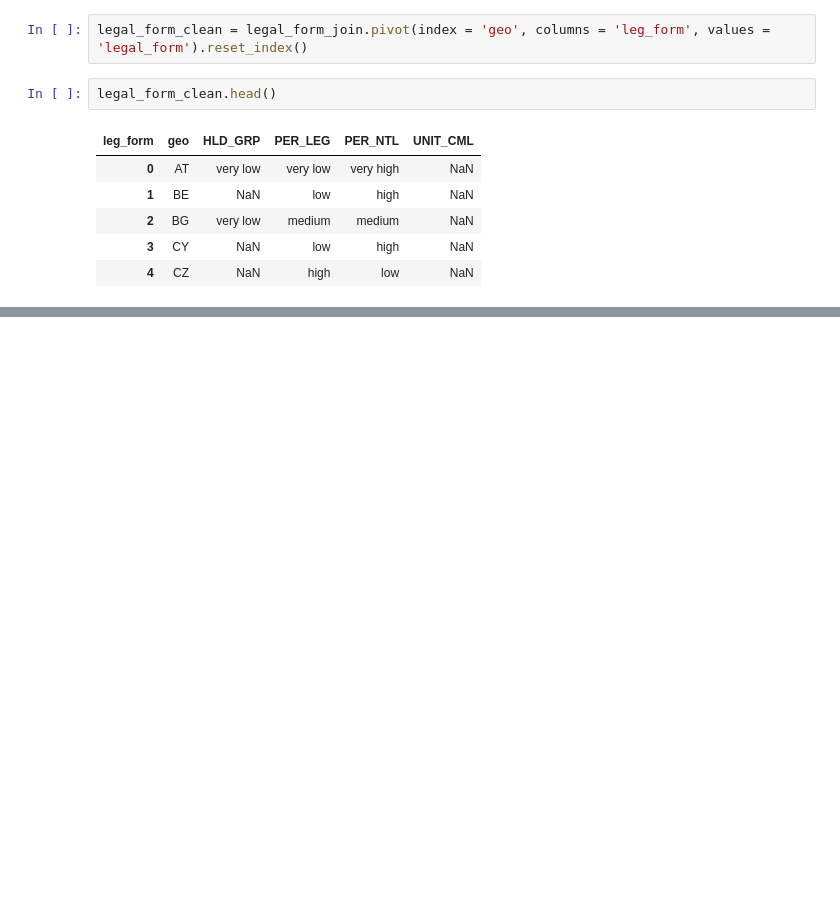
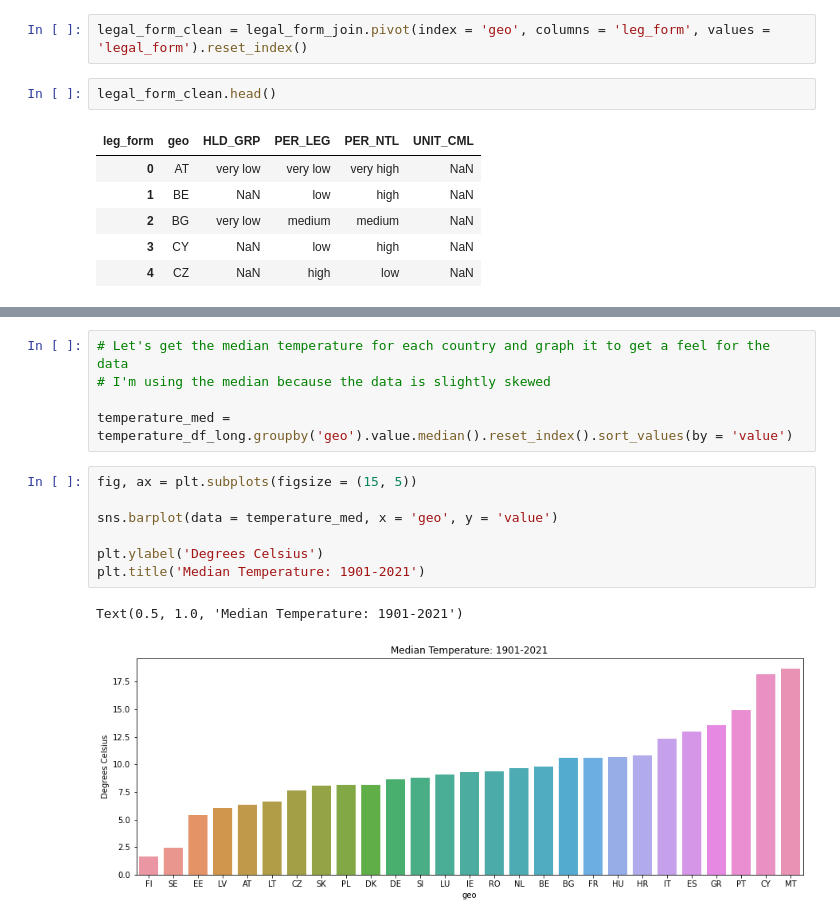
Before and after one commit to sba22206/semester1_ca2, a Jupyter notebook: EDA and ML.ipynb, the cells around one changed output, grey strips where cells are left out. Drawn from its saved outputs; the diff is of its cells as text; blank space fills up the shorter version.

```diff
--- a/EDA and ML.ipynb
+++ b/EDA and ML.ipynb
@@ -663,0 +1073,15 @@ legal_form_clean.head()
+# %%
+# Let's get the median temperature for each country and graph it to get a feel for the data
+# I'm using the median because the data is slightly skewed
+
+temperature_med = temperature_df_long.groupby('geo').value.median().reset_index().sort_values(by = 'value')
+# %%
+fig, ax = plt.subplots(figsize = (15, 5))
+
+sns.barplot(data = temperature_med, x = 'geo', y = 'value')
+
+plt.ylabel('Degrees Celsius')
+plt.title('Median Temperature: 1901-2021')
+# %% [output]
+Text(0.5, 1.0, 'Median Temperature: 1901-2021')
+[figure, added]
```
Also changed, not shown: parts of 113 cells of this notebook.
